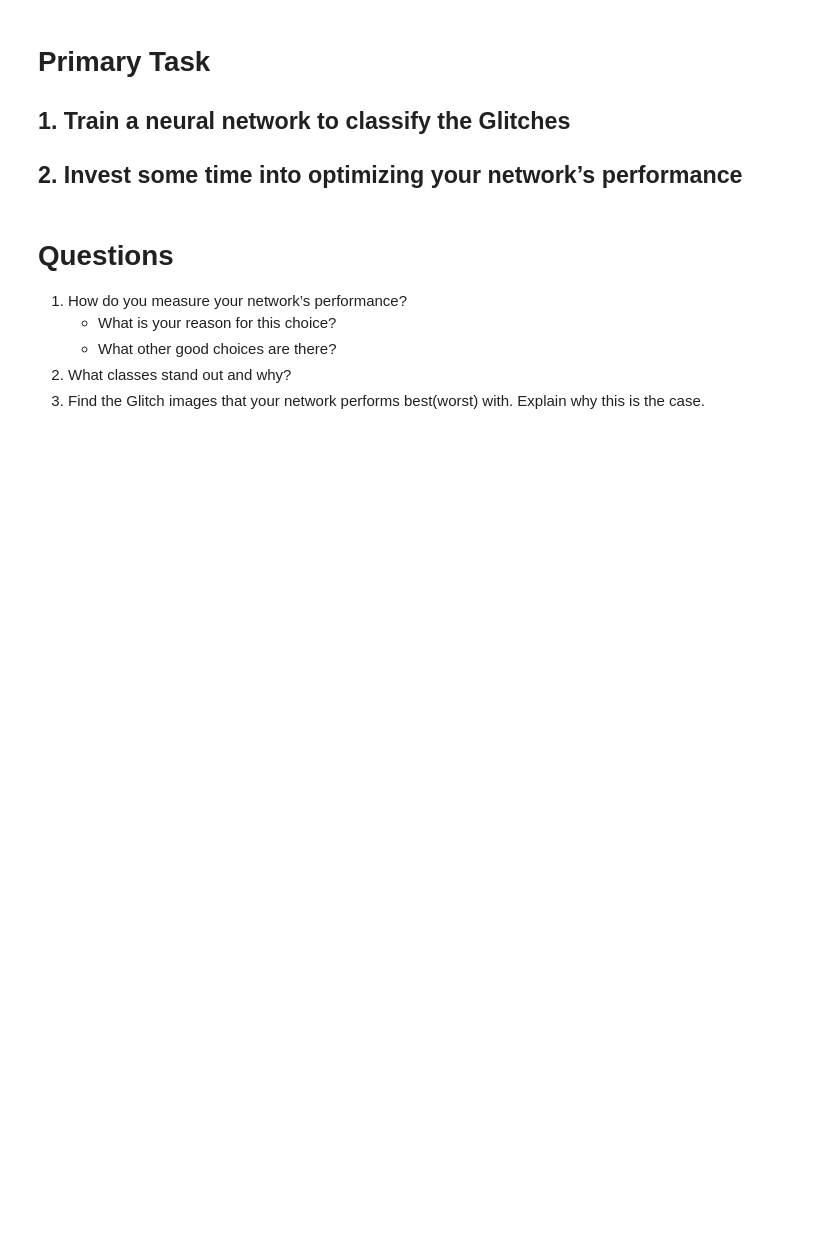
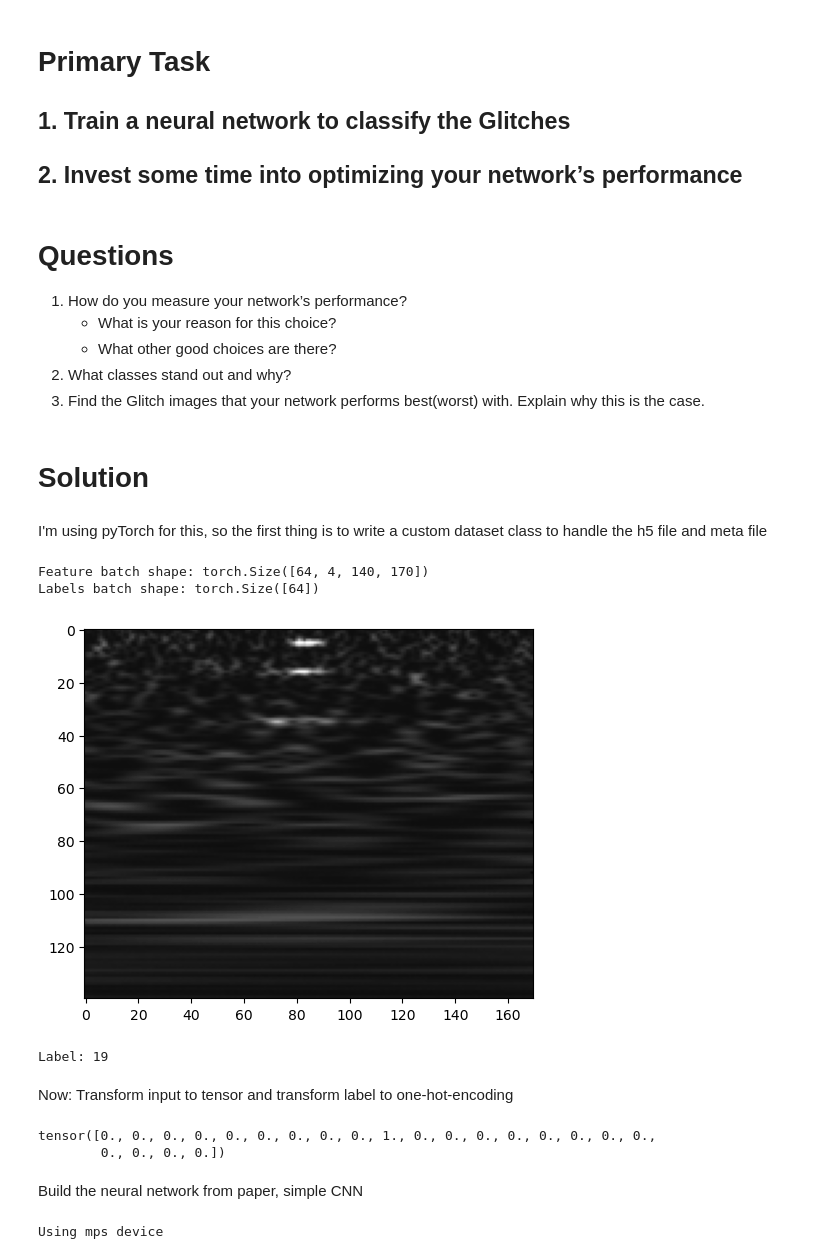
Before and after one commit to ErUM-Data-Hub/Challenges, a Jupyter notebook: GravitySpy/Challenge.ipynb, the cells around one changed output. Drawn from its saved outputs; the diff is of its cells as text; code cells hidden in the pictures; blank space fills up the shorter version.

Commit message:
add solution

```diff
--- a/GravitySpy/Challenge.ipynb
+++ b/GravitySpy/Challenge.ipynb
@@ -215,3 +222,7 @@ show_confusion(label_indices, label_indices)
     - What other good choices are there?
 2. What classes stand out and why?
 5. Find the Glitch images that your network performs best(worst) with. Explain why this is the case.
+# %% [markdown]
+# Solution
+# %% [markdown]
+I'm using pyTorch for this, so the first thing is to write a custom dataset class to handle the h5 file and meta file
@@ -217,0 +259,23 @@ show_confusion(label_indices, label_indices)
+# %%
+training_data = GravitySpyDataset('./trainingset_v1d0_metadata.csv', './trainingsetv1d0.h5', sample_type='train')
+# %%
+from torch.utils.data import DataLoader
+
+train_dataloader = DataLoader(training_data, batch_size=64, shuffle=True)
+# %%
+# Display image and label.
+train_features, train_labels = next(iter(train_dataloader))
+print(f"Feature batch shape: {train_features.size()}")
+print(f"Labels batch shape: {train_labels.size()}")
+img = train_features[0].squeeze()
+label = train_labels[0]
+plt.imshow(img[0], cmap="gray")
+plt.show()
+print(f"Label: {label}")
+# %% [output]
+Feature batch shape: torch.Size([64, 4, 140, 170])
+Labels batch shape: torch.Size([64])
+[figure, added]
+Label: 19
+# %% [markdown]
+Now: Transform input to tensor and transform label to one-hot-encoding
@@ -217,0 +294,19 @@ show_confusion(label_indices, label_indices)
+# %%
+train_features, train_labels = next(iter(train_dataloader))
+train_labels[0]
+# %% [output]
+tensor([0., 0., 0., 0., 0., 0., 0., 0., 0., 1., 0., 0., 0., 0., 0., 0., 0., 0.,
+        0., 0., 0., 0.])
+# %% [markdown]
+Build the neural network from paper, simple CNN
+# %%
+device = (
+    "cuda"
+    if torch.cuda.is_available()
+    else "mps"
+    if torch.backends.mps.is_available()
+    else "cpu"
+)
+print(f"Using {device} device")
+# %% [output]
+Using mps device
```
Also changed, not shown: parts of 42 cells of this notebook.
